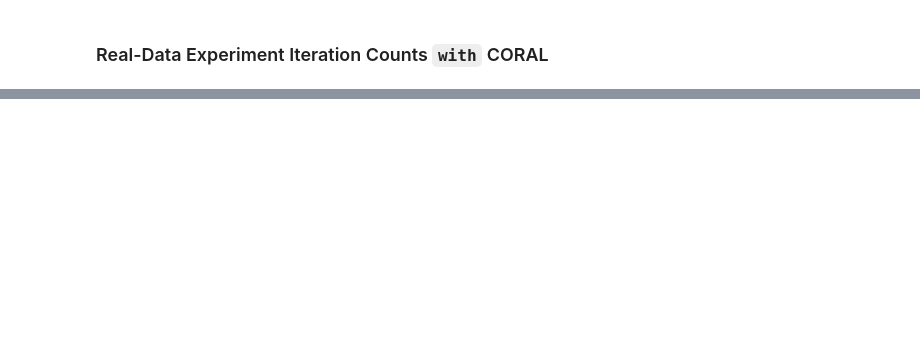
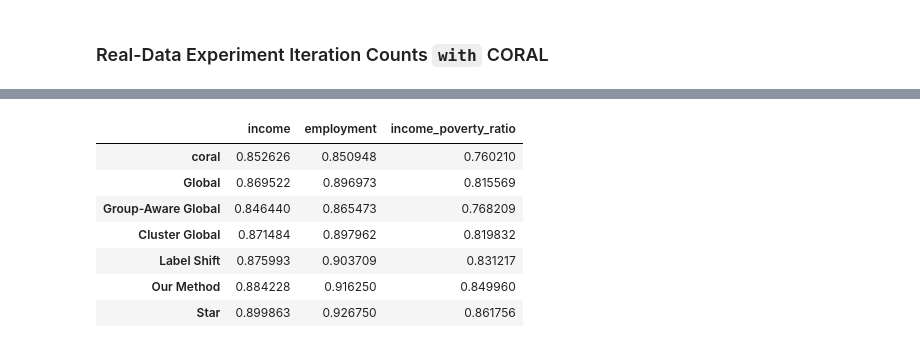
Before and after one commit to Dzeiberg/leveraging_structure, a Jupyter notebook: Results.ipynb, the cells around one changed output, grey strips where cells are left out. Saved outputs shown, nothing was run; the diff lists cells and outputs as text; code cells hidden in the pictures; blank space fills up the shorter version.

```diff
--- a/Results.ipynb
+++ b/Results.ipynb
@@ -184,0 +286,5 @@ summaryTable.style.highlight_max(subset=[c for c in summaryTable.columns if "Sta
+# %%
+table2 = summaryTable.loc(axis=0)[:,2].T.loc[["coral","Global", "Group-Aware Global", "Cluster Global", "Label Shift", "Our Method","Star"]]
+table2.columns = table2.columns.droplevel(1)
+amazon2 = table2["amazon_reviews"]
+table2 = table2.drop("amazon_reviews",axis=1)
@@ -184,0 +302,11 @@ summaryTable.style.highlight_max(subset=[c for c in summaryTable.columns if "Sta
+# %%
+table2
+# %% [output]
+|  | income | employment | income_poverty_ratio |
+| coral | 0.852626 | 0.850948 | 0.760210 |
+| Global | 0.869522 | 0.896973 | 0.815569 |
+| Group-Aware Global | 0.846440 | 0.865473 | 0.768209 |
+| Cluster Global | 0.871484 | 0.897962 | 0.819832 |
+| Label Shift | 0.875993 | 0.903709 | 0.831217 |
+| Our Method | 0.884228 | 0.916250 | 0.849960 |
+| Star | 0.899863 | 0.926750 | 0.861756 |
```
Also changed, not shown: parts of 33 cells of this notebook.
